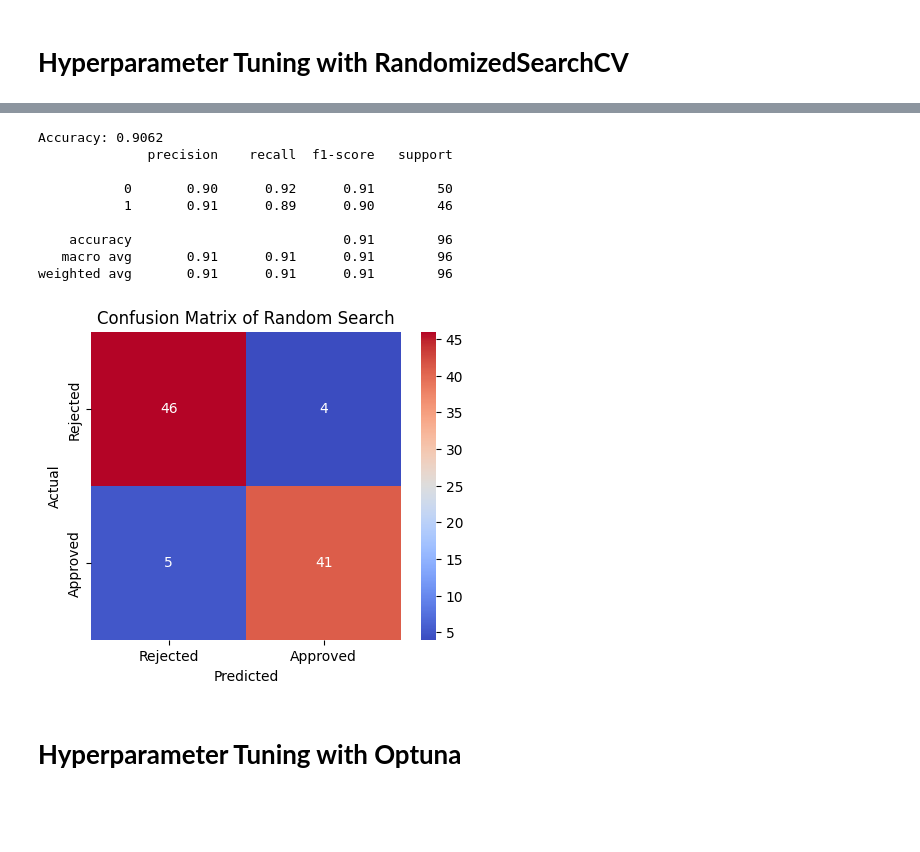
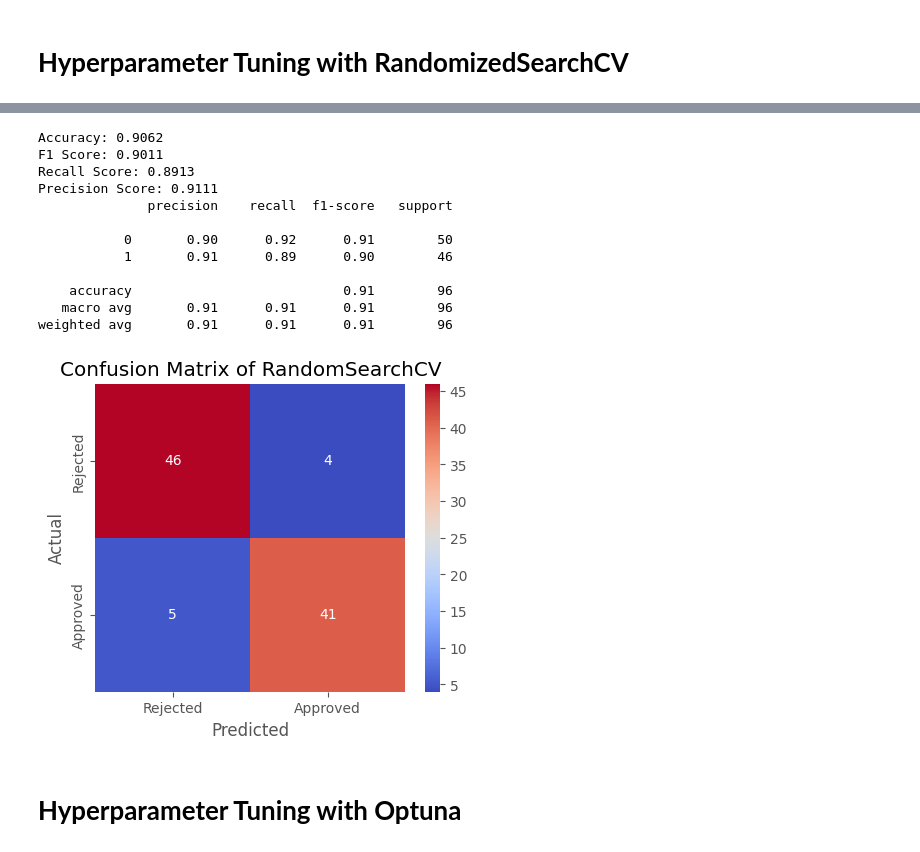
Before and after one commit to aliirshad3098/InternIntelligence_HyperParameterTuningProject, a Jupyter notebook: HyperParameterTuningProject.ipynb, the cells around one changed output, grey strips where cells are left out. Drawn from its saved outputs; the diff is of its cells as text; code cells hidden in the pictures; blank space fills up the shorter version.

```diff
--- a/HyperParameterTuningProject.ipynb
+++ b/HyperParameterTuningProject.ipynb
@@ -435,0 +425,31 @@ Traceback (most recent call last):
+# %%
+from sklearn.ensemble import RandomForestClassifier
+from sklearn.model_selection import GridSearchCV
+
+# Selecting the hyperparameters and specifying their possible values
+param_grid = {
+    'n_estimators': [50, 100, 200],  # Number of trees in the forest
+    'max_depth': [10, 20, None],  # Maximum depth of the trees
+    'min_samples_split': [1, 2, 5],  # Minimum number of samples required to split an internal node
+    'min_samples_leaf': [1, 3, 6],  # Minimum number of samples required to be at a leaf node
+    'criterion': ['entropy', 'gini'],  # Function to measure the quality of a split
+    'max_features': ['log2', 'sqrt', None],  # Number of features to consider for each split
+    'bootstrap': [False, True]  # Whether to use bootstrap samples
+}
+
+# Setting up the GridSearchCV to find the best combination of parameters
+grid_search = GridSearchCV(
+    RandomForestClassifier(random_state=42),  # Random Forest model with a fixed random state for reproducibility
+    param_grid,  # Parameter grid to search
+    cv=5,  # 5-fold cross-validation
+    scoring='accuracy',  # Performance metric to optimize
+    n_jobs=-1,  # Use all available CPU cores for faster processing
+    verbose=1  # Display progress messages during execution
+)
+
+# Fitting the model to the training data and searching for the best parameters
+grid_search.fit(X_train, y_train)
+
+# Printing the best hyperparameter combination and corresponding accuracy score
+print("Best Parameters:", grid_search.best_params_)
+print("Best Score:", grid_search.best_score_)
@@ -493,27 +555,40 @@ Best Score: 0.83796992481203
 random_search_best_model = random_search.best_estimator_
 # %%
 y_pred = random_search_best_model.predict(X_test)
+# Performance Metrices
 rs_acc = accuracy_score(y_test, y_pred)
+rs_f1_score=f1_score(y_test, y_pred)
+rs_recall_score=recall_score(y_test, y_pred)
+rs_precision_score=precision_score(y_test, y_pred)
+
 print(f"Accuracy: {rs_acc:.4f}")
+print(f"F1 Score: {rs_f1_score:.4f}")
+print(f"Recall Score: {rs_recall_score:.4f}")
+print(f"Precision Score: {rs_precision_score:.4f}")
+
+#Confusion Matrix
 print(classification_report(y_test, y_pred))
 cm = confusion_matrix(y_test, y_pred)
 plt.figure(figsize=(5, 4))
 sns.heatmap(cm, annot=True, fmt='d', cmap="coolwarm", xticklabels=["Rejected", "Approved"], yticklabels=["Rejected", "Approved"])
 plt.xlabel("Predicted")
 plt.ylabel("Actual")
-plt.title("Confusion Matrix of Random Search")
+plt.title("Confusion Matrix of RandomSearchCV")
 plt.show()
 # %% [output]
 Accuracy: 0.9062
+F1 Score: 0.9011
+Recall Score: 0.8913
+Precision Score: 0.9111
               precision    recall  f1-score   support
 
            0       0.90      0.92      0.91        50
            1       0.91      0.89      0.90        46
 
     accuracy                           0.91        96
    macro avg       0.91      0.91      0.91        96
 weighted avg       0.91      0.91      0.91        96
-[figure, old version]
+[figure, new version]
 # %% [markdown]
 # **Hyperparameter Tuning with Optuna**
 # %%
```
Also changed, not shown: parts of 29 cells of this notebook.
